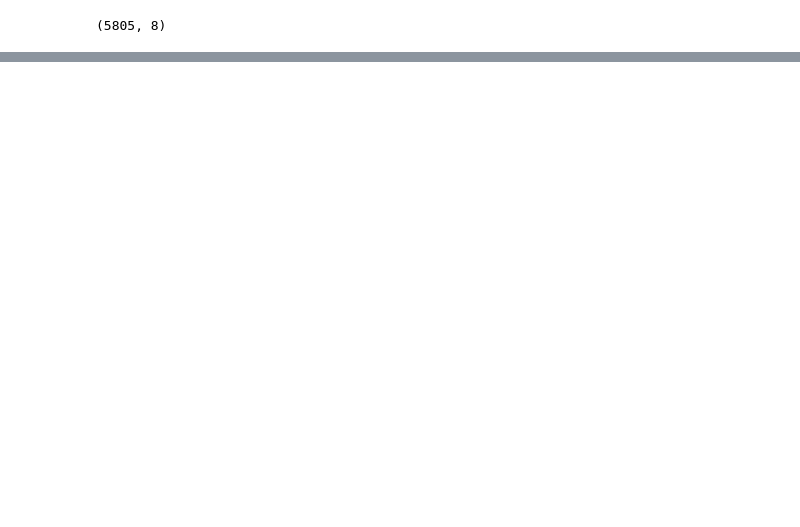
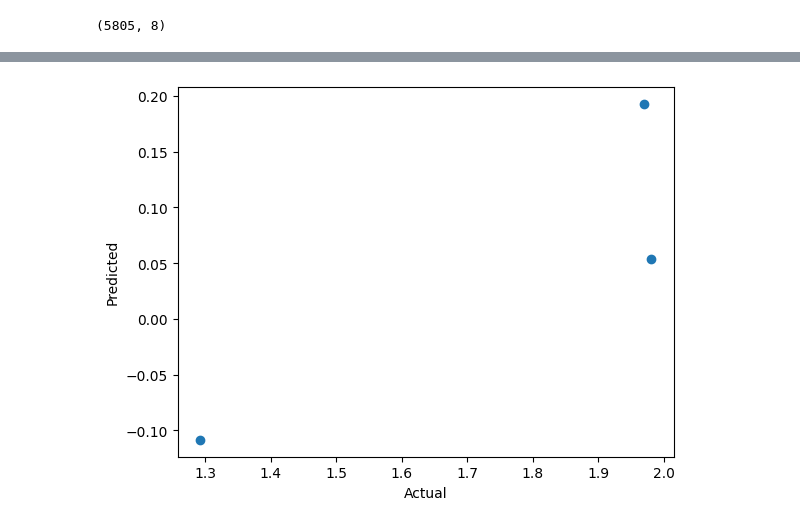
Before and after one commit to loloopes/regression_nn, a Jupyter notebook: Regression_NN.ipynb, the cells around one changed output, grey strips where cells are left out. Cells and saved outputs as stored; diff of their text form; code cells hidden in the pictures; blank space fills up the shorter version.

```diff
--- a/Regression_NN.ipynb
+++ b/Regression_NN.ipynb
@@ -174,0 +240,7 @@ plt.show()
+# %%
+plt.scatter(y_test[:3], y_pred)
+plt.xlabel("Actual")
+plt.ylabel("Predicted")
+plt.show()
+# %% [output]
+[figure, added]
```
Also changed, not shown: parts of 12 cells of this notebook.
